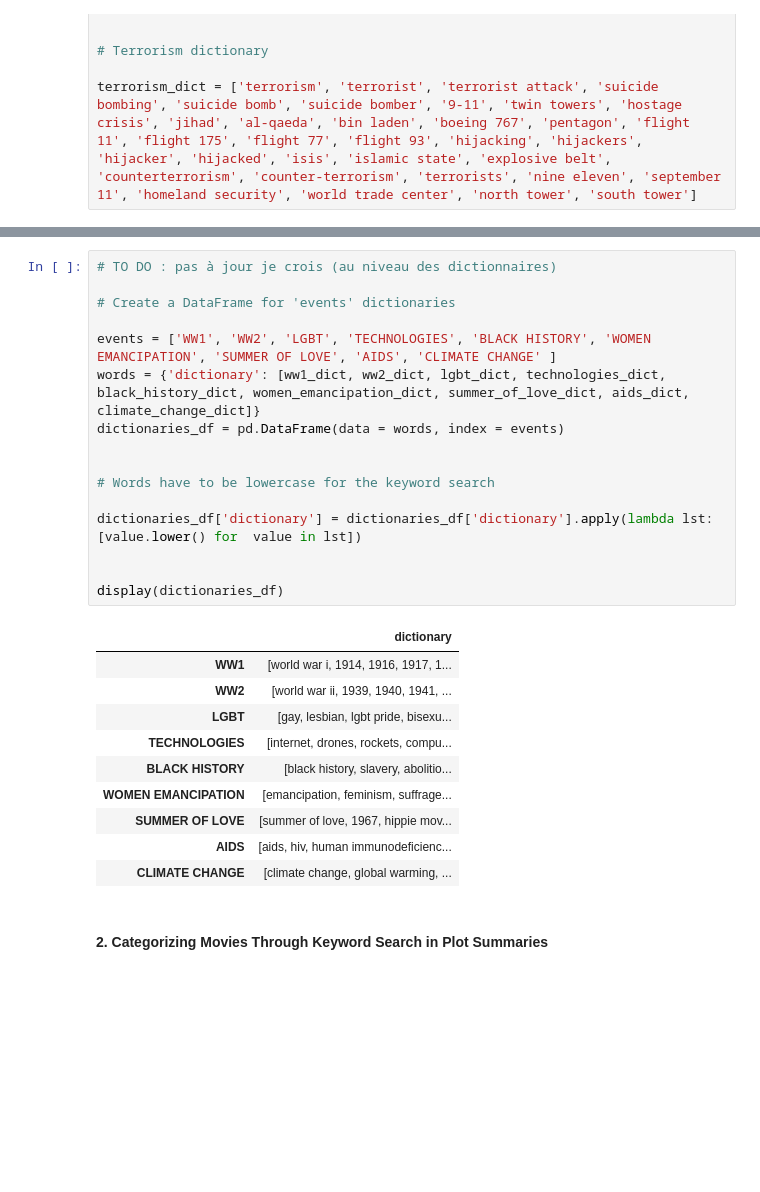
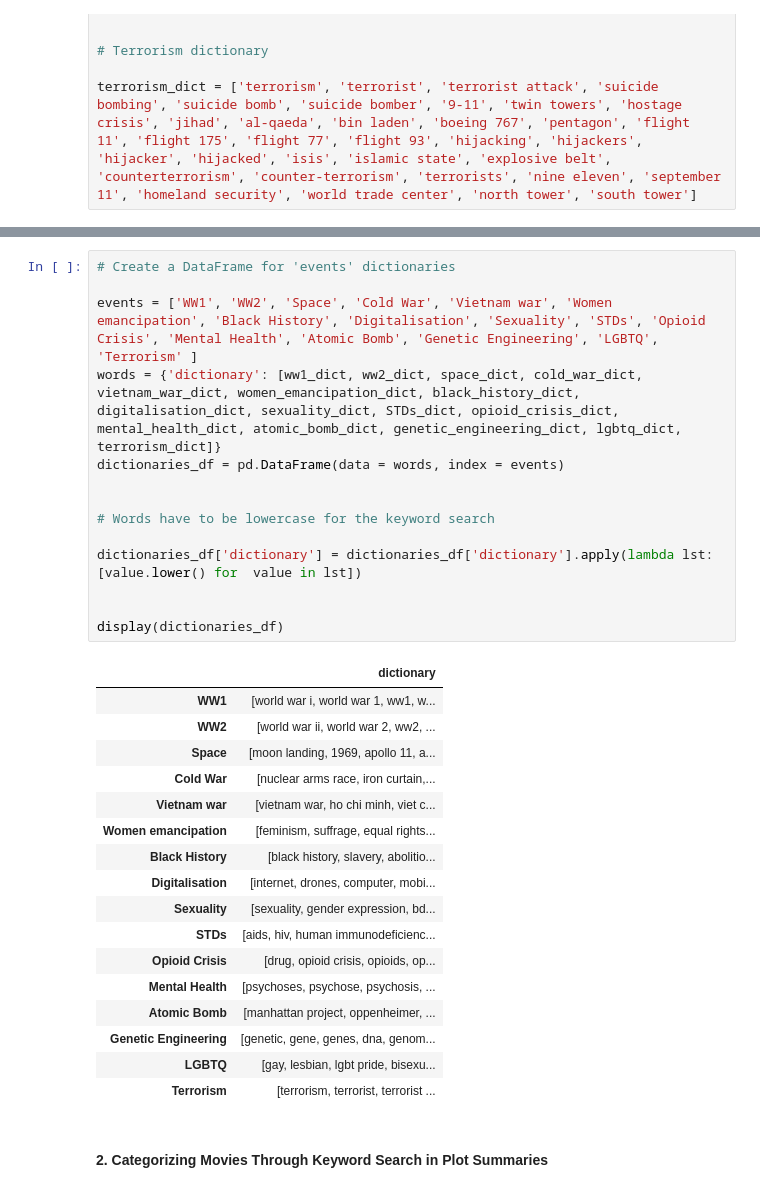
Before and after one commit to epfl-ada/ada-2023-project-onsecalme123, a Jupyter notebook: milestone2.ipynb, the cells around one changed output, grey strips where cells are left out. Cells and saved outputs as stored; diff of their text form; blank space fills up the shorter version.

```diff
--- a/milestone2.ipynb
+++ b/milestone2.ipynb
@@ -1264,30 +1232,35 @@ Index(['id_wiki', 'id_freebase', 'name', 'date', 'box_office', 'runtime',
 # %%
-# TO DO : pas à jour je crois (au niveau des dictionnaires)
-
 # Create a DataFrame for 'events' dictionaries
 
-events = ['WW1', 'WW2', 'LGBT', 'TECHNOLOGIES', 'BLACK HISTORY', 'WOMEN EMANCIPATION', 'SUMMER OF LOVE', 'AIDS', 'CLIMATE CHANGE' ]
-words = {'dictionary': [ww1_dict, ww2_dict, lgbt_dict, technologies_dict, black_history_dict, women_emancipation_dict, summer_of_love_dict, aids_dict, climate_change_dict]}
+events = ['WW1', 'WW2', 'Space', 'Cold War', 'Vietnam war', 'Women emancipation', 'Black History', 'Digitalisation', 'Sexuality', 'STDs', 'Opioid Crisis', 'Mental Health', 'Atomic Bomb', 'Genetic Engineering', 'LGBTQ', 'Terrorism' ]
+words = {'dictionary': [ww1_dict, ww2_dict, space_dict, cold_war_dict, vietnam_war_dict, women_emancipation_dict, black_history_dict, digitalisation_dict, sexuality_dict, STDs_dict, opioid_crisis_dict, mental_health_dict, atomic_bomb_dict, genetic_engineering_dict, lgbtq_dict, terrorism_dict]}
 dictionaries_df = pd.DataFrame(data = words, index = events)
 
 
 # Words have to be lowercase for the keyword search
 
 dictionaries_df['dictionary'] = dictionaries_df['dictionary'].apply(lambda lst: [value.lower() for  value in lst])
 
 
 display(dictionaries_df)
 # %% [output]
 |  | dictionary |
-| WW1 | [world war i, 1914, 1916, 1917, 1... |
-| WW2 | [world war ii, 1939, 1940, 1941, ... |
-| LGBT | [gay, lesbian, lgbt pride, bisexu... |
-| TECHNOLOGIES | [internet, drones, rockets, compu... |
-| BLACK HISTORY | [black history, slavery, abolitio... |
-| WOMEN EMANCIPATION | [emancipation, feminism, suffrage... |
-| SUMMER OF LOVE | [summer of love, 1967, hippie mov... |
-| AIDS | [aids, hiv, human immunodeficienc... |
-| CLIMATE CHANGE | [climate change, global warming, ... |
+| WW1 | [world war i, world war 1, ww1, w... |
+| WW2 | [world war ii, world war 2, ww2, ... |
+| Space | [moon landing, 1969, apollo 11, a... |
+| Cold War | [nuclear arms race, iron curtain,... |
+| Vietnam war | [vietnam war, ho chi minh, viet c... |
+| Women emancipation | [feminism, suffrage, equal rights... |
+| Black History | [black history, slavery, abolitio... |
+| Digitalisation | [internet, drones, computer, mobi... |
+| Sexuality | [sexuality, gender expression, bd... |
+| STDs | [aids, hiv, human immunodeficienc... |
+| Opioid Crisis | [drug, opioid crisis, opioids, op... |
+| Mental Health | [psychoses, psychose, psychosis, ... |
+| Atomic Bomb | [manhattan project, oppenheimer, ... |
+| Genetic Engineering | [genetic, gene, genes, dna, genom... |
+| LGBTQ | [gay, lesbian, lgbt pride, bisexu... |
+| Terrorism | [terrorism, terrorist, terrorist ... |
 # %% [markdown]
 #### 2. Categorizing Movies Through Keyword Search in Plot Summaries
 # %% [markdown]
```
Also changed, not shown: parts of 26 cells of this notebook, 1 other file.
